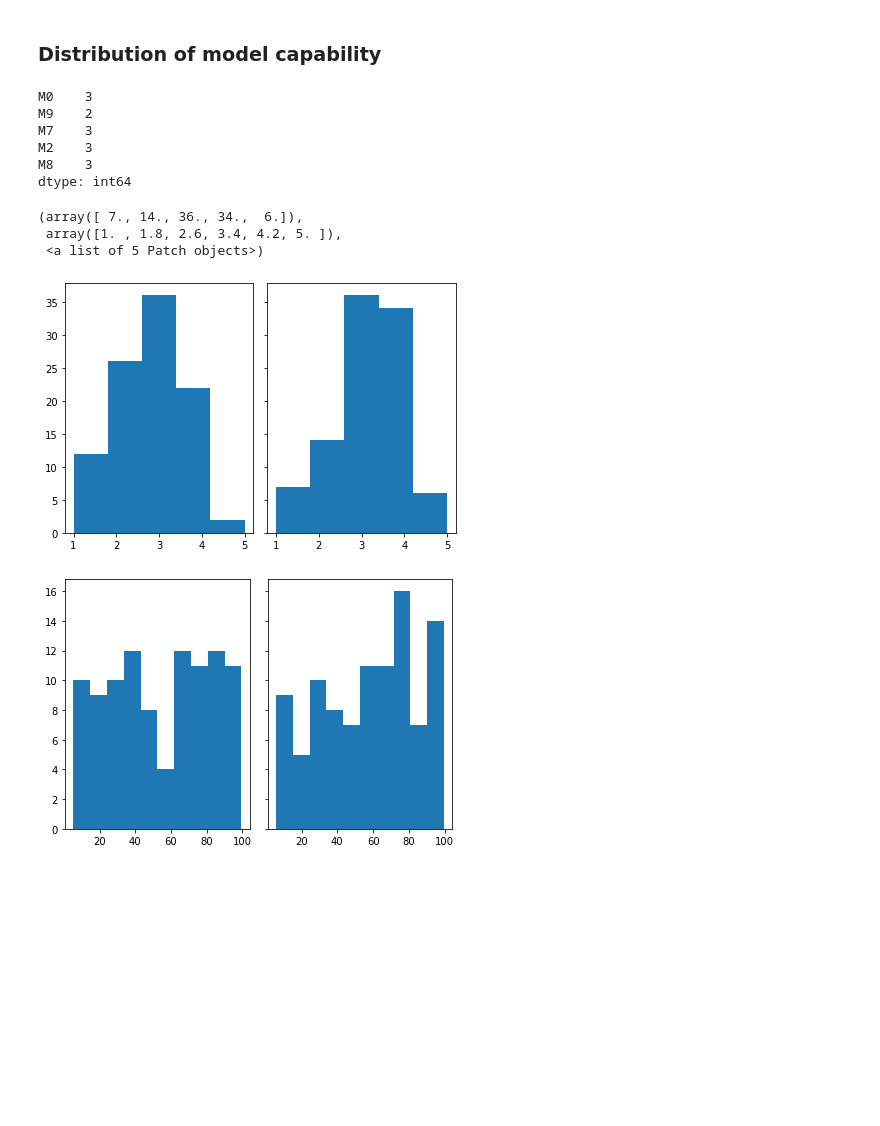
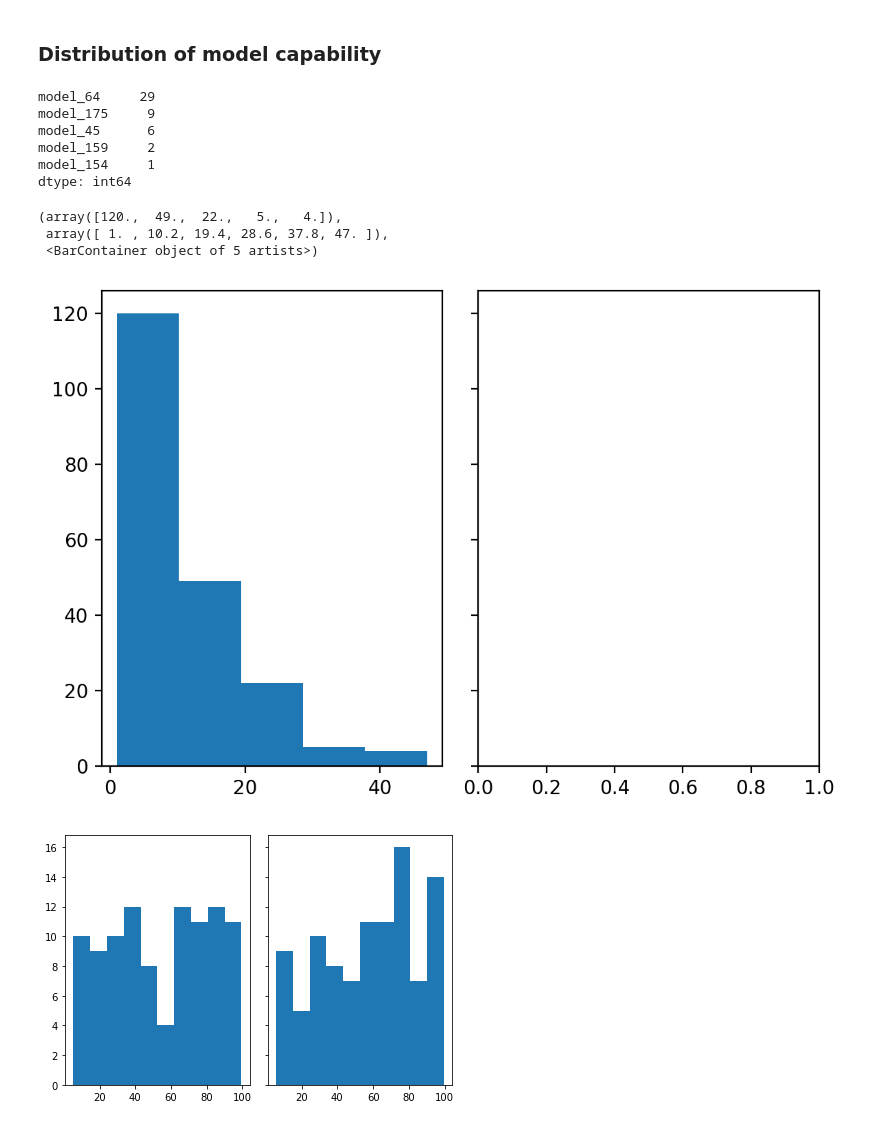
Before and after one commit to zLizy/Project_Boolean_Query_Plan, a Jupyter notebook: Plots.ipynb, the cells around one changed output. Saved outputs shown, nothing was run; the diff lists cells and outputs as text; code cells hidden in the pictures; blank space fills up the shorter version.

```diff
--- a/Plots.ipynb
+++ b/Plots.ipynb
@@ -113,18 +40,22 @@ plot(df_max)
 ### General distribution
 # %%
 from pandas.plotting import scatter_matrix
+plt.rcParams['figure.dpi'] = 200
 
-def scatter(df):
+def scatter(df,legend=False):
 
-    columns = list(df.columns)[:-1]
+    columns = [c for c in df.columns if c!='cost']
     print(columns[:4])
     fig, ax = plt.subplots()
     for c in columns:
-        ax.scatter(df['cost'], df[c])
-    plt.xlabel("cost")
-    plt.ylabel('accuracy')
+        ax.scatter(df['cost'], df[c],label=c)
+    plt.xlabel("Cost")
+    plt.ylabel('Accuracy')
+    if legend:
+        ax.legend()
     plt.show()
 
-scatter(df_median)
-scatter(df_max)
+# scatter(df_median)
+scatter(df)
+scatter(df[['person','car','truck','cost']],legend=True)
 # %% [output]
@@ -155,0 +203,12 @@ scatter_hist(df_max)
+# %%
+plt.rcParams['figure.dpi'] = 200
+fig, ax = plt.subplots(figsize=(7, 5))
+width=0.8
+x = range(len(task_count))
+rects1 = ax.bar(x, task_count.values, width)
+ax.set_xticks(x)
+ax.set_xticklabels(task_count.index,rotation=90,fontsize=5)
+ax.set_xlabel('Class')
+ax.set_ylabel('Frequency')
+# ax.set_yscale('log')
+plt.show()
@@ -168,0 +219,5 @@ dtype: int64
+# %%
+columns = [c for c in df.columns if c != 'cost']
+df_accu = df[columns]
+count_task = df_accu.count()
+count_task.head()
@@ -180,27 +241,25 @@ axs[1].hist(count_task_max[:-1], bins=n_bins)
 # %% [markdown]
 ### Distribution of model capability
 # %%
-count_m = df_median.iloc[:,:-1].T.count()
-count_m_max = df_max.iloc[:,:-1].T.count()
-count_m_max.head()
+count_m = df_accu.iloc[:,:-1].T.count()
+count_m.head()
 # %% [output]
-M0    3
-M9    2
-M7    3
-M2    3
-M8    3
+model_64     29
+model_175     9
+model_45      6
+model_159     2
+model_154     1
 dtype: int64
 # %%
 fig, axs = plt.subplots(1, 2, sharey=True, tight_layout=True)
 n_bins = 5
 # We can set the number of bins with the `bins` kwarg
-axs[0].hist(count_m[:-1], bins=n_bins)
-axs[1].hist(count_m_max[:-1], bins=n_bins)
+axs[0].hist(count_m, bins=n_bins)
 # %% [output]
-(array([ 7., 14., 36., 34.,  6.]),
- array([1. , 1.8, 2.6, 3.4, 4.2, 5. ]),
- <a list of 5 Patch objects>)
+(array([120.,  49.,  22.,   5.,   4.]),
+ array([ 1. , 10.2, 19.4, 28.6, 37.8, 47. ]),
+ <BarContainer object of 5 artists>)
-[figure, old version]
+[figure, new version]
 # %%
 fig, axs = plt.subplots(1, 2, sharey=True, tight_layout=True)
 axs[0].hist(df_median['cost'])
```
Also changed, not shown: parts of 14 cells of this notebook, 49 other files.
